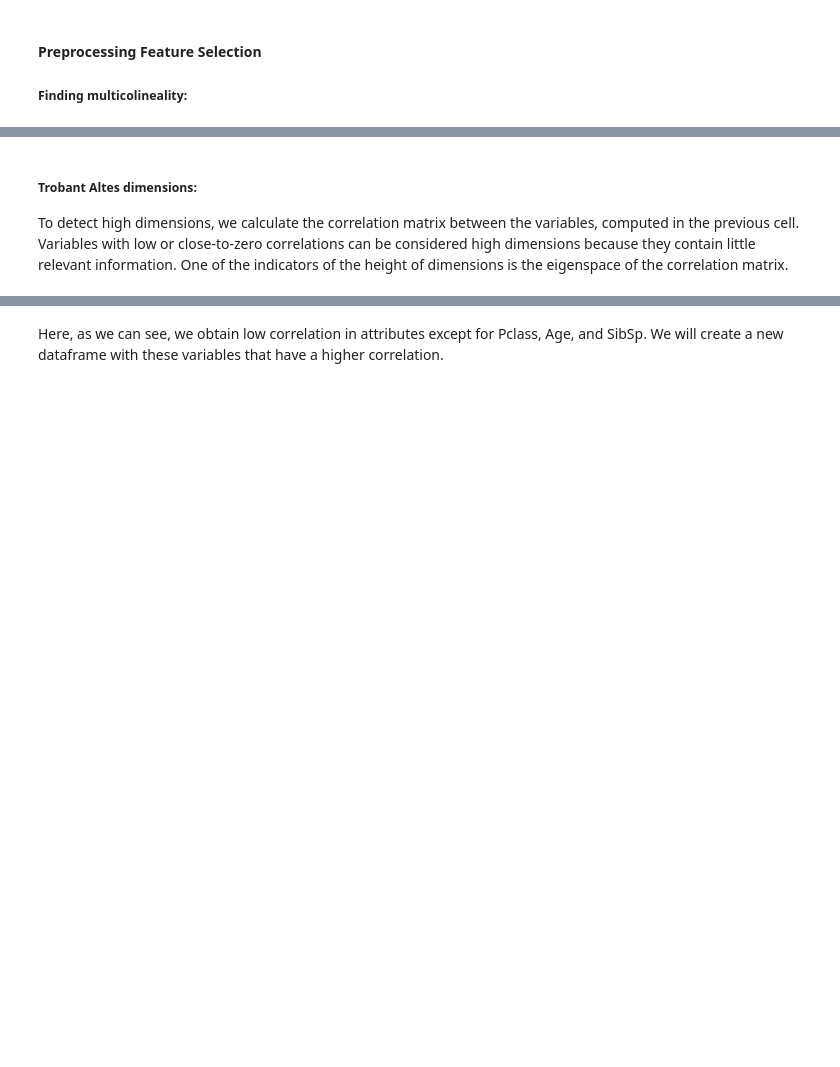
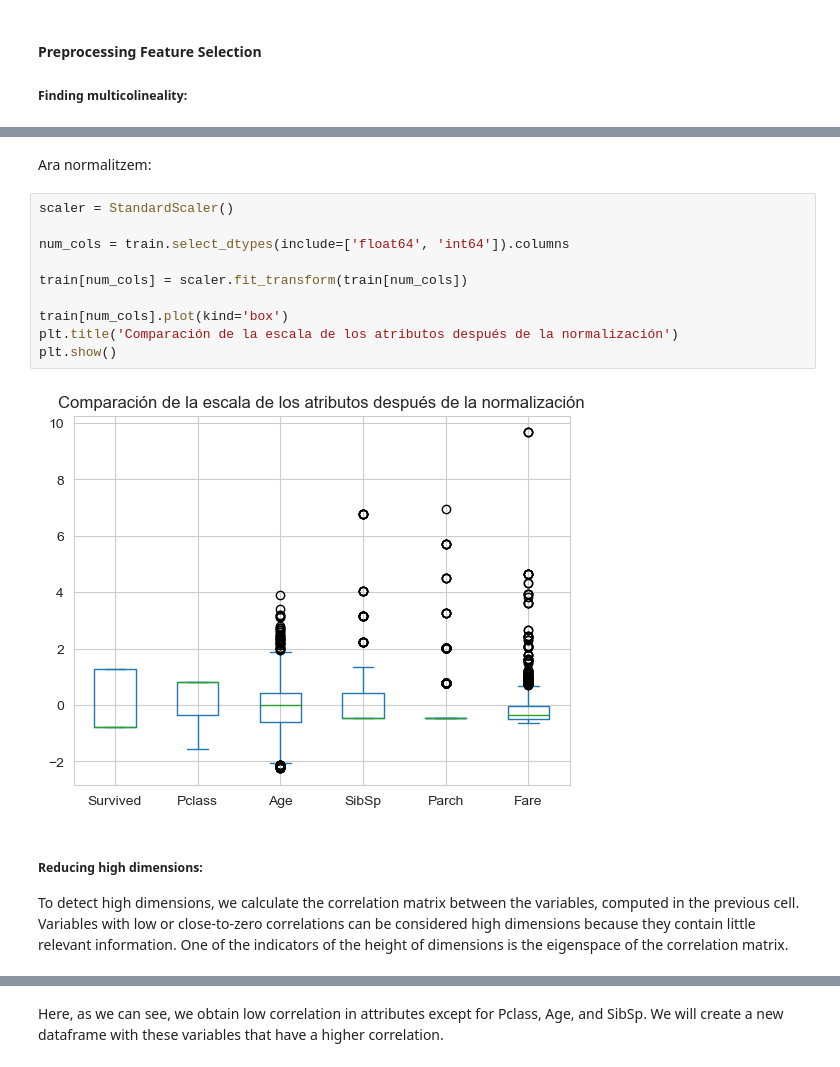
Before and after one commit to YssfDevOps/Titanic-Kaggle-Prediction-Project, a Jupyter notebook: EntregaPractica.ipynb, the cells around one changed output, grey strips where cells are left out. Drawn from its saved outputs; the diff is of its cells as text; blank space fills up the shorter version.

```diff
--- a/EntregaPractica.ipynb
+++ b/EntregaPractica.ipynb
@@ -360,5 +324,19 @@ S                  False  False  False  False
+# %% [markdown]
+Ara normalitzem:
+# %%
+scaler = StandardScaler()
+
+num_cols = train.select_dtypes(include=['float64', 'int64']).columns
+
+train[num_cols] = scaler.fit_transform(train[num_cols])
+
+train[num_cols].plot(kind='box')
+plt.title('Comparación de la escala de los atributos después de la normalización')
+plt.show()
+# %% [output]
+[figure, added]
 # %% [markdown]
-##### Trobant Altes dimensions:
+##### Reducing high dimensions:
 
 To detect high dimensions, we calculate the correlation matrix between the variables, computed in the previous cell. Variables with low or close-to-zero correlations can be considered high dimensions because they contain little relevant information. One of the indicators of the height of dimensions is the eigenspace of the correlation matrix.
 # %%
```
Also changed, not shown: parts of 21 cells of this notebook.
